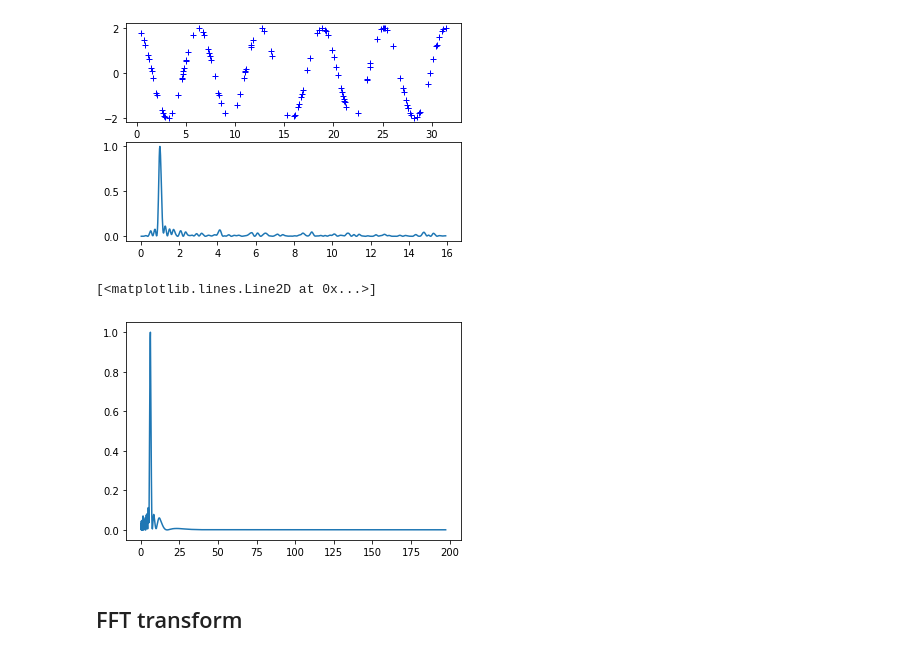
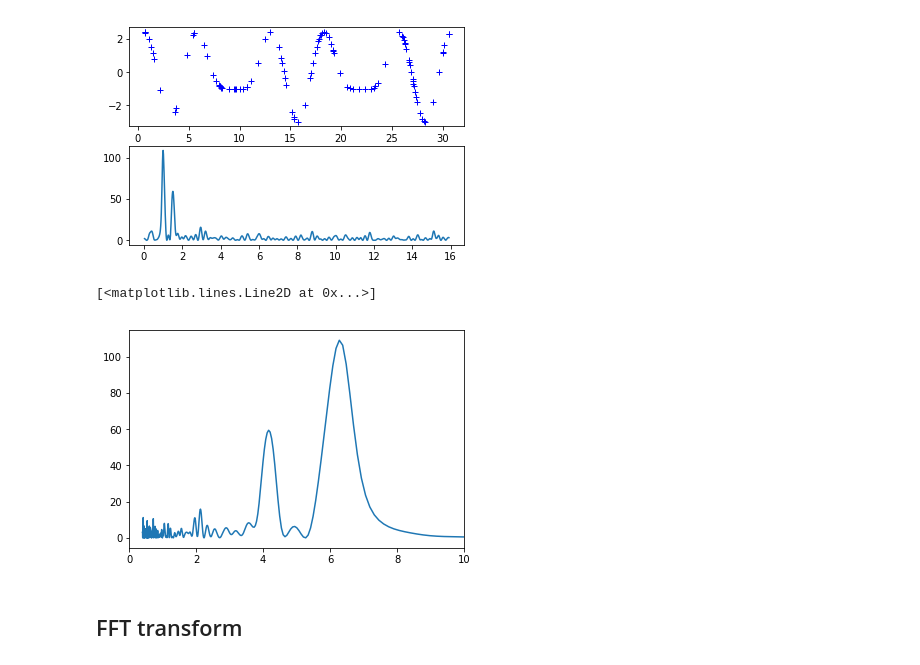
Before and after one commit to Bessarabf/recipePY, a Jupyter notebook: Lomb_Scargle/Lomb-Scargle.ipynb, the cells around one changed output. Cells and saved outputs as stored; diff of their text form; code cells hidden in the pictures.

```diff
--- a/Lomb_Scargle/Lomb-Scargle.ipynb
+++ b/Lomb_Scargle/Lomb-Scargle.ipynb
@@ -24,7 +24,7 @@ print(x[len(x)-1],len(x))
 # %%
 #Plot a sine wave for the selected times:
 
-y = A * np.sin(w*x+phi)
+y = A * np.sin(w*x+phi)+0.5*A*np.sin(1.5*w*x)
 
 # Define the array of frequencies for which to compute the periodogram:
 min_fraq=1./x[len(x)-1]
@@ -34,7 +34,7 @@ f = np.linspace(min_fraq, max_fraq, nout)
 
 #Calculate Lomb-Scargle periodogram:
 #pgram = signal.lombscargle(x, y, f, normalize=False)
-pgram = signal.lombscargle(x, y, f,normalize=True)
+pgram = signal.lombscargle(x, y, f)#,normalize=True)
 # %%
 #Now make a plot of the input data:
 
@@ -47,14 +47,15 @@ plt.subplot(2, 1, 2)
 plt.plot(f, pgram)
 plt.show()
 # %% [output]
-[figure, old version]
+[figure, new version]
 # %%
 period=[]
 period=2.*np.pi/f
+plt.xlim([0.,10.])
 plt.plot(period,pgram)
 # %% [output]
 [<matplotlib.lines.Line2D at 0x...>]
-[figure, old version]
+[figure, new version]
 # %% [markdown]
 ## FFT transform
 # %%
```
Also changed, not shown: parts of 4 cells of this notebook, 6 other files.
